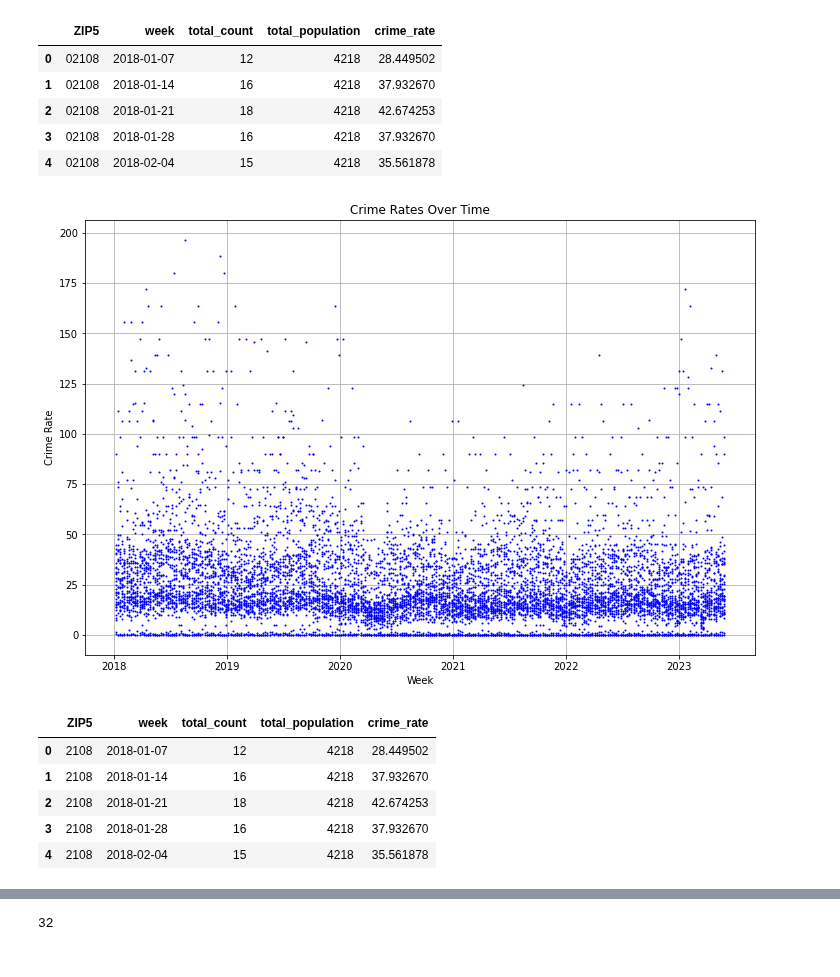
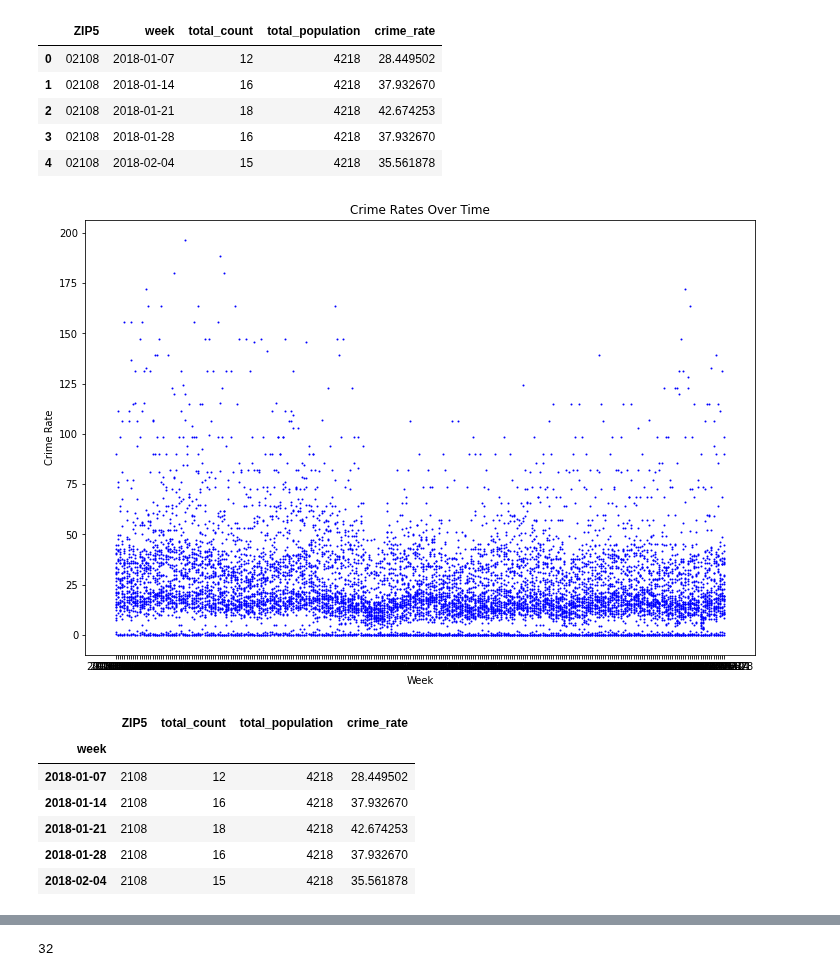
Before and after one commit to bail-reform/NYC, a Jupyter notebook: Boston_Data_Aggregation.ipynb, the cells around one changed output, grey strips where cells are left out. Drawn from its saved outputs; the diff is of its cells as text; code cells hidden in the pictures.

```diff
--- a/Boston_Data_Aggregation.ipynb
+++ b/Boston_Data_Aggregation.ipynb
@@ -309,8 +300,6 @@ import pandas as pd
 file_path = '/Users/yujinlee/Google_Drive/NYU/Fall_2023/Capstone/CrimeData'
 
 merged_df = pd.read_csv(file_path + '/boston_weekly_data_rate.csv')
-# %%
-merged_df['week'] = pd.to_datetime(merged_df['week'])
 # %%
 df_plot = merged_df
 # %%
@@ -318,17 +307,16 @@ df_plot.set_index('week', inplace=True)
 # %%
 import numpy as np
 from sklearn.linear_model import LinearRegression
 import matplotlib.pyplot as plt
 
 
 # Plotting
 plt.figure(figsize=(12, 8))
 plt.plot(df_plot.index, df_plot['crime_rate'], marker='o', linestyle='None', color='b', markersize=1)
 
 plt.title('Crime Rates Over Time')
 plt.xlabel('Week')
 plt.ylabel('Crime Rate')
-plt.grid(True)
 plt.show()
 # %% [output]
-[figure, old version]
+[figure, new version]
@@ -341,11 +323,12 @@ merged_df = pd.read_csv(file_path + '/boston_weekly_data_rate.csv')
 # %%
 merged_df.head()
 # %% [output]
-|  | ZIP5 | week | total_count | total_population | crime_rate |
-| 0 | 2108 | 2018-01-07 | 12 | 4218 | 28.449502 |
-| 1 | 2108 | 2018-01-14 | 16 | 4218 | 37.932670 |
-| 2 | 2108 | 2018-01-21 | 18 | 4218 | 42.674253 |
-| 3 | 2108 | 2018-01-28 | 16 | 4218 | 37.932670 |
-| 4 | 2108 | 2018-02-04 | 15 | 4218 | 35.561878 |
+|  | ZIP5 | total_count | total_population | crime_rate |
+| week |  |  |  |  |
+| 2018-01-07 | 2108 | 12 | 4218 | 28.449502 |
+| 2018-01-14 | 2108 | 16 | 4218 | 37.932670 |
+| 2018-01-21 | 2108 | 18 | 4218 | 42.674253 |
+| 2018-01-28 | 2108 | 16 | 4218 | 37.932670 |
+| 2018-02-04 | 2108 | 15 | 4218 | 35.561878 |
 # %%
 merged_df['ZIP5'] = merged_df['ZIP5'].astype(str).str.zfill(5)
```
Also changed, not shown: parts of 12 cells of this notebook.
